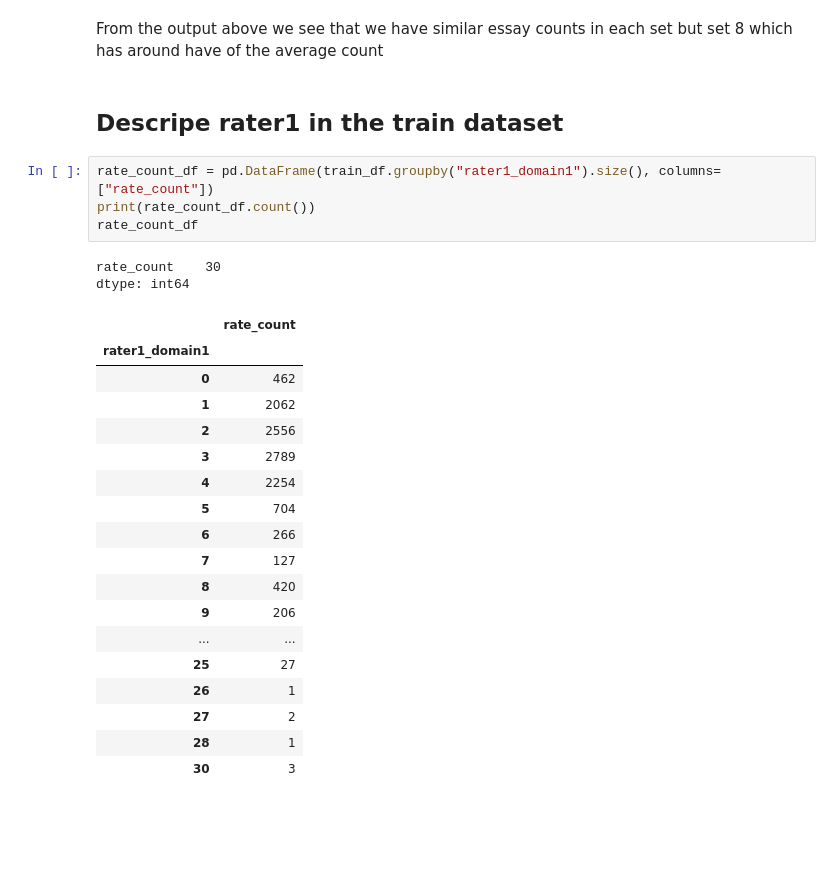
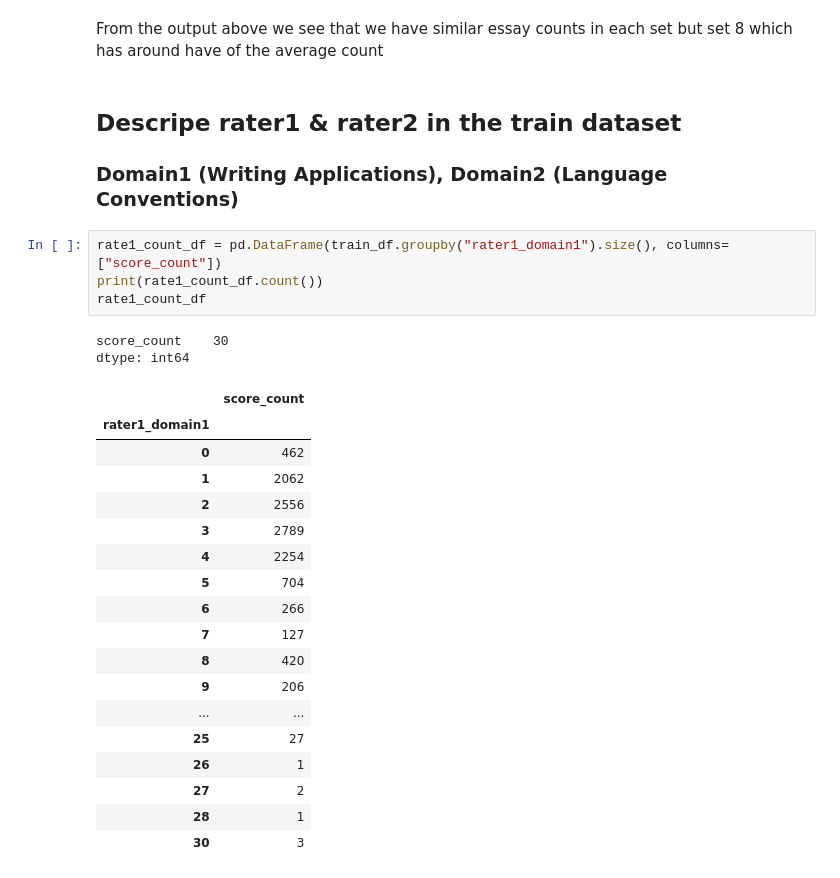
Before and after one commit to hazem-alabiad/automated-essay-grading-system, a Jupyter notebook: main.ipynb, the cells around one changed output. Drawn from its saved outputs; the diff is of its cells as text; blank space fills up the shorter version.

Commit message:
Finish data exploration & visualization

```diff
--- a/main.ipynb
+++ b/main.ipynb
@@ -136,15 +138,16 @@ dtype: int64
 # %% [markdown]
 From the output above we see that we have similar essay counts in each set but set 8 which has around have of the average count
 # %% [markdown]
-## Descripe rater1 in the train dataset
+## Descripe rater1 & rater2 in the train dataset
+### Domain1 (Writing Applications), Domain2 (Language Conventions)
 # %%
-rate_count_df = pd.DataFrame(train_df.groupby("rater1_domain1").size(), columns= ["rate_count"])
-print(rate_count_df.count())
-rate_count_df
+rate1_count_df = pd.DataFrame(train_df.groupby("rater1_domain1").size(), columns= ["score_count"])
+print(rate1_count_df.count())
+rate1_count_df
 # %% [output]
-rate_count    30
+score_count    30
 dtype: int64
-|  | rate_count |
+|  | score_count |
 | rater1_domain1 |  |
 | 0 | 462 |
 | 1 | 2062 |
```
Also changed, not shown: parts of 11 cells of this notebook, 1 other file.
